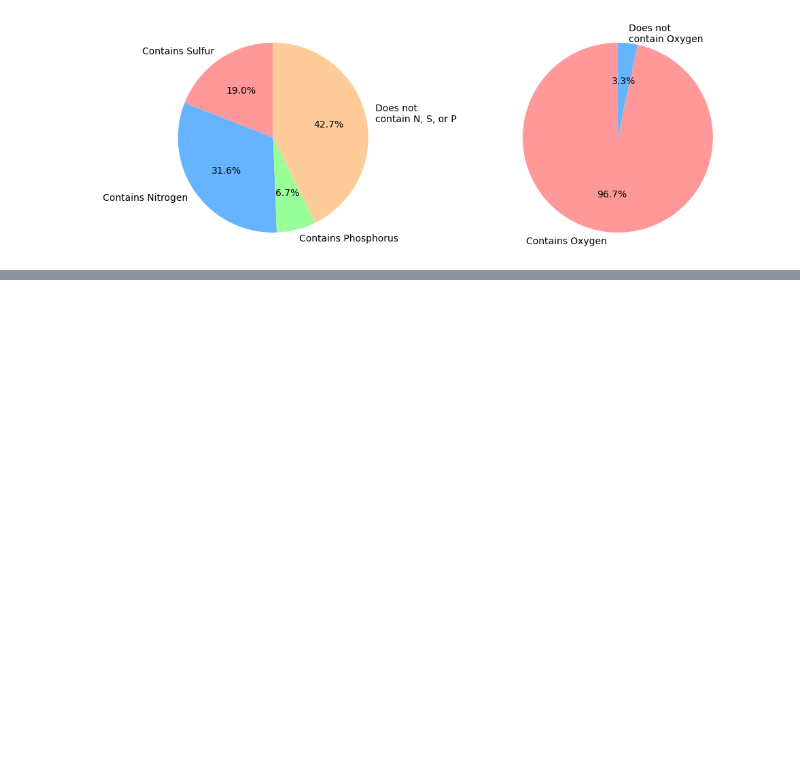
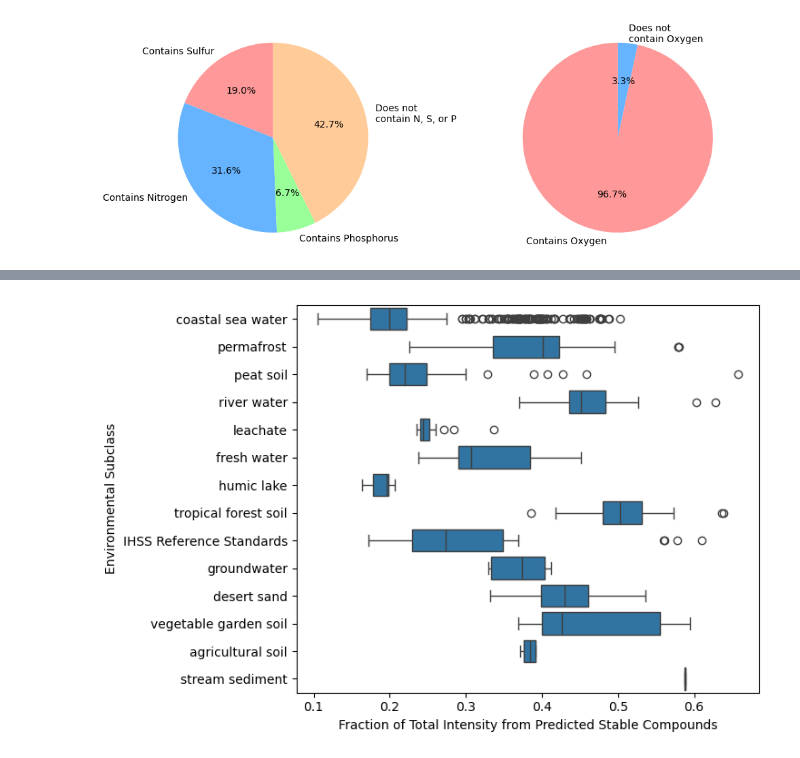
Before and after one commit to biorack/envnet, a Jupyter notebook: notebooks/make_components_of_figure1.ipynb, the cells around one changed output, grey strips where cells are left out. Cells and saved outputs as stored; diff of their text form; code cells hidden in the pictures; blank space fills up the shorter version.

```diff
--- a/notebooks/make_components_of_figure1.ipynb
+++ b/notebooks/make_components_of_figure1.ipynb
@@ -200,0 +230,9 @@ contains_none: 10887 (49.20%)
+# %%
+p = pd.pivot_table(
+    temp,
+    index=['lcmsrun_observed', 'environmental_subclass', 'common parent name', 'name'],
+    columns='original_index',
+    values='peak_area',
+    aggfunc=np.sum,
+    fill_value=0  # changed from 1 to 0
+)
@@ -200,0 +293,15 @@ contains_none: 10887 (49.20%)
+# %%
+import seaborn as sns
+fig,ax = plt.subplots(figsize=(7.5,5))
+sns.boxplot(
+    data=temp,
+    y='name',
+    x='unchanged_intensity',
+    ax=ax
+)
+ax.set_xlabel('Fraction of Total Intensity from Predicted Stable Compounds')
+ax.set_ylabel('Environmental Subclass')
+plt.tight_layout()
+plt.show()
+# %% [output]
+[figure, added]
```
Also changed, not shown: parts of 19 cells of this notebook, 5 other files.
